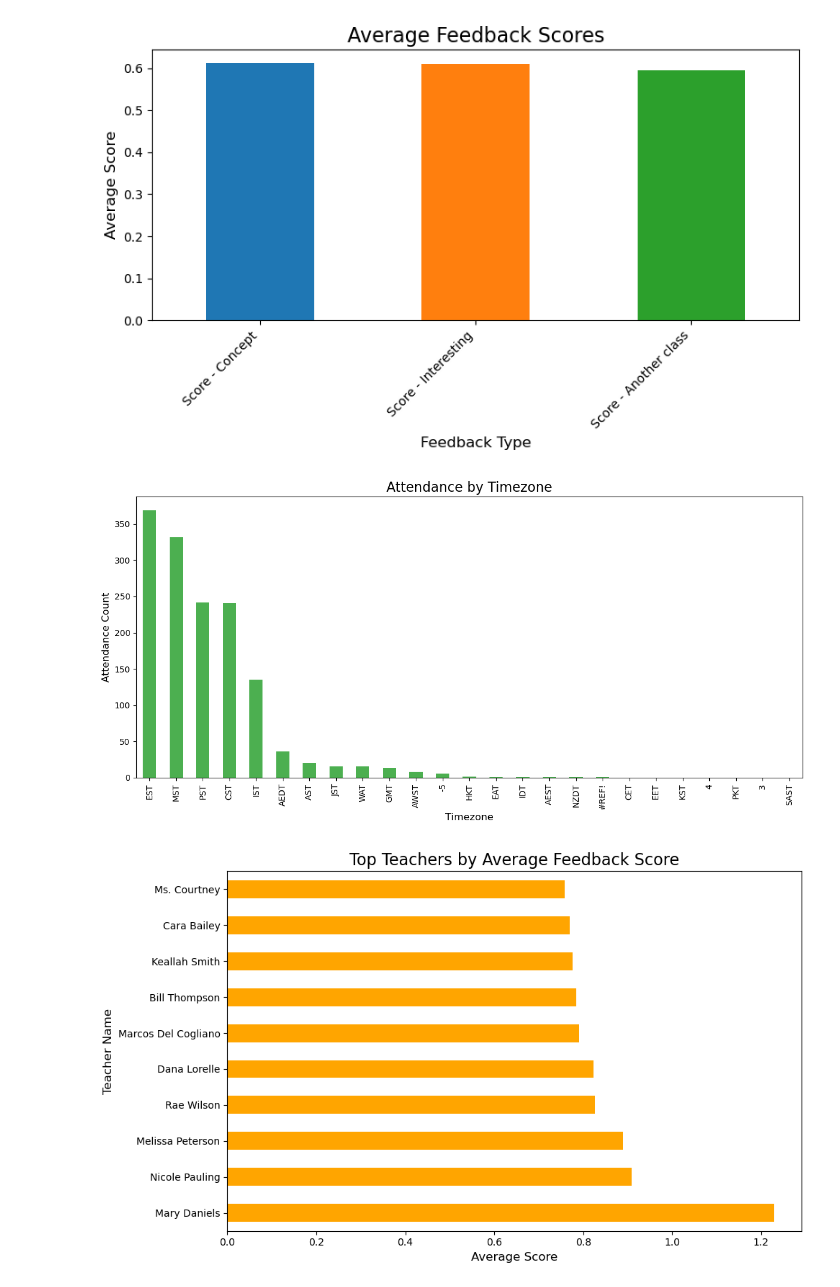
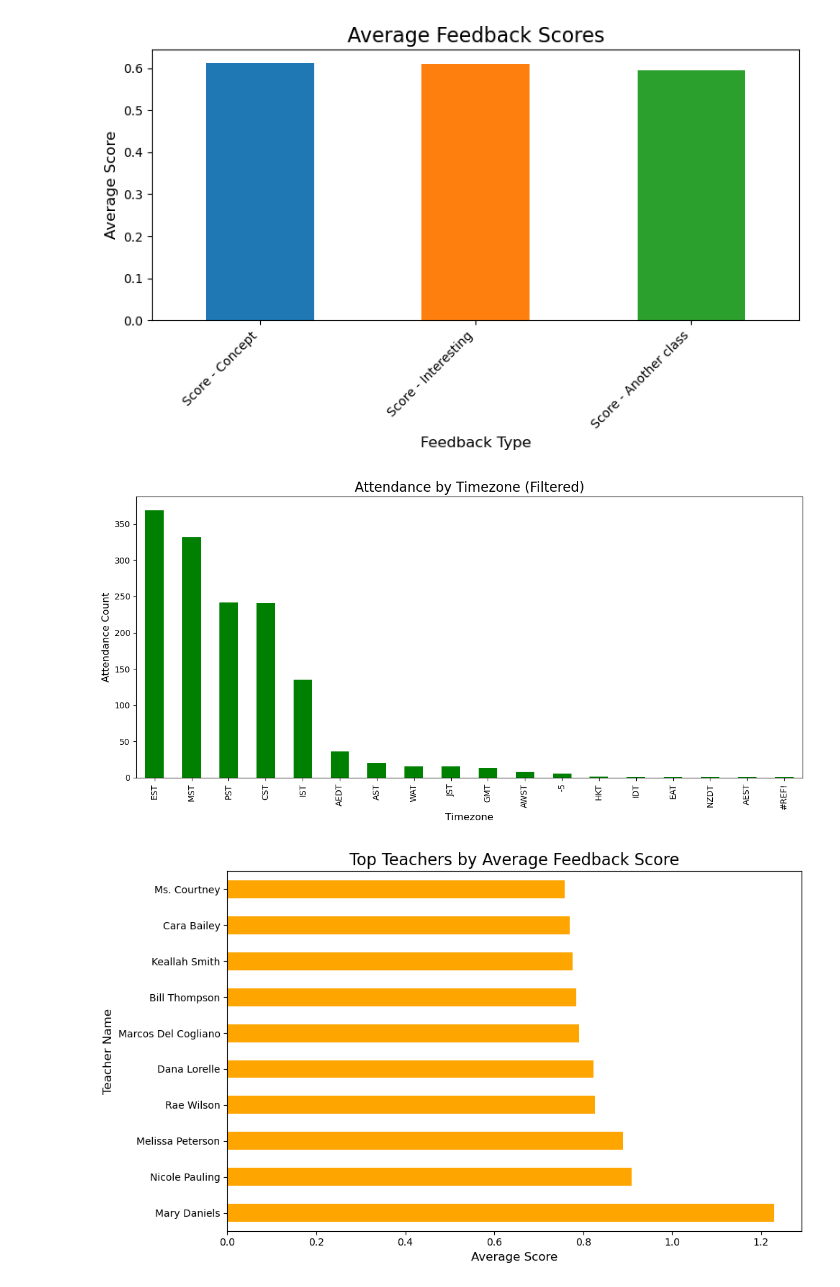
Before and after one commit to chandanpandey91/Raam-Group-dataset-solving, a Jupyter notebook: solution.ipynb, the cells around one changed output. Drawn from its saved outputs; the diff is of its cells as text; code cells hidden in the pictures.

```diff
--- a/solution.ipynb
+++ b/solution.ipynb
@@ -69,16 +69,24 @@ plt.show()
 # %% [output]
 [figure]
 # %%
+# Group by timezone and count attendance
 attendance_by_timezone = data_subset.groupby('Timezone')['Attended?'].apply(lambda x: (x == 'Yes').sum())
+
+# Ensure the data is numeric and filter time zones with attendance greater than zero
+attendance_by_timezone = attendance_by_timezone.astype(int)
+attendance_by_timezone = attendance_by_timezone[attendance_by_timezone > 0]
+
+# Plot the filtered data
 plt.figure(figsize=(12, 6))
-attendance_by_timezone.sort_values(ascending=False).plot(kind='bar', color='#4caf50')
-plt.title("Attendance by Timezone", fontsize=16)
+attendance_by_timezone.sort_values(ascending=False).plot(kind='bar', color='green')
+plt.title("Attendance by Timezone (Filtered)", fontsize=16)
 plt.xlabel("Timezone", fontsize=12)
 plt.ylabel("Attendance Count", fontsize=12)
+plt.xticks(rotation=90)
 plt.tight_layout()
 plt.show()
 # %% [output]
-[figure, old version]
+[figure, new version]
 # %%
 teacher_feedback = data_subset.groupby('Teacher Name')[['Score - Concept', 'Score - Interesting', 'Score - Another class']].mean()
 teacher_feedback['Average Score'] = teacher_feedback.mean(axis=1)
```
